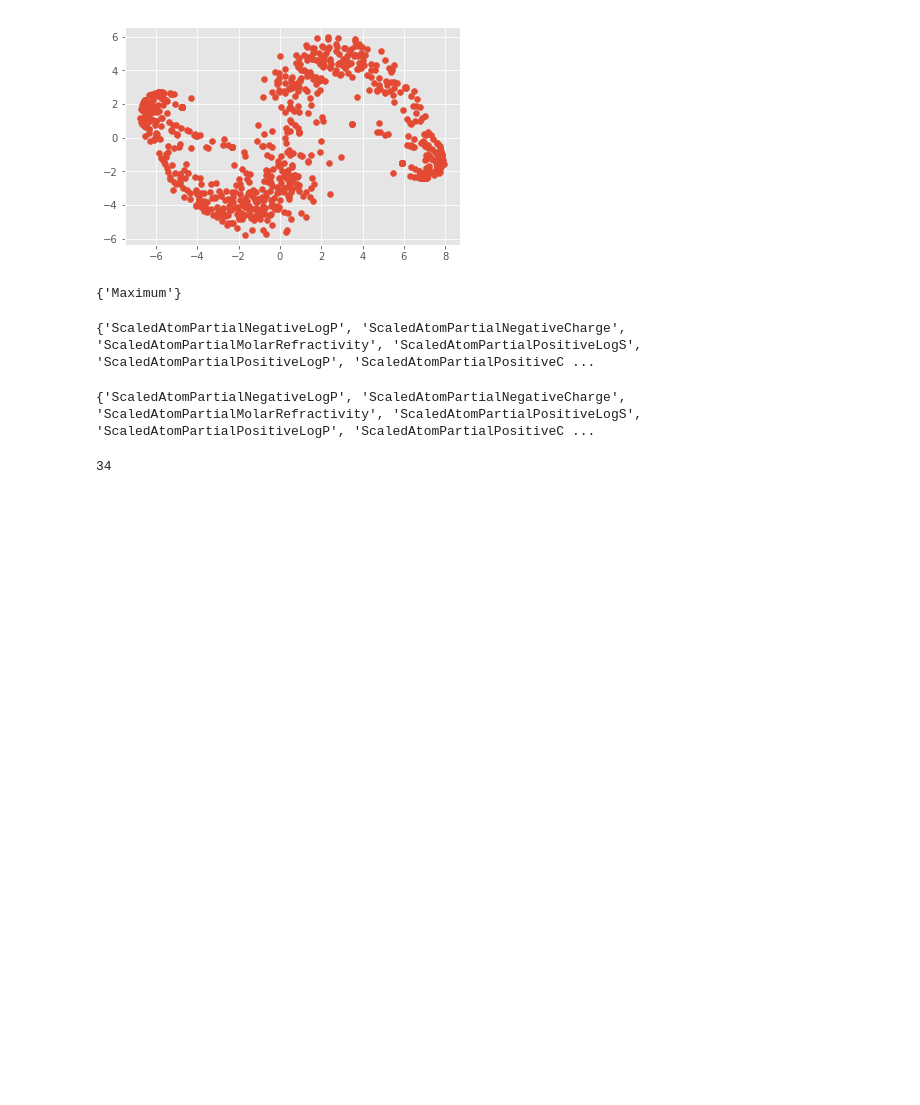
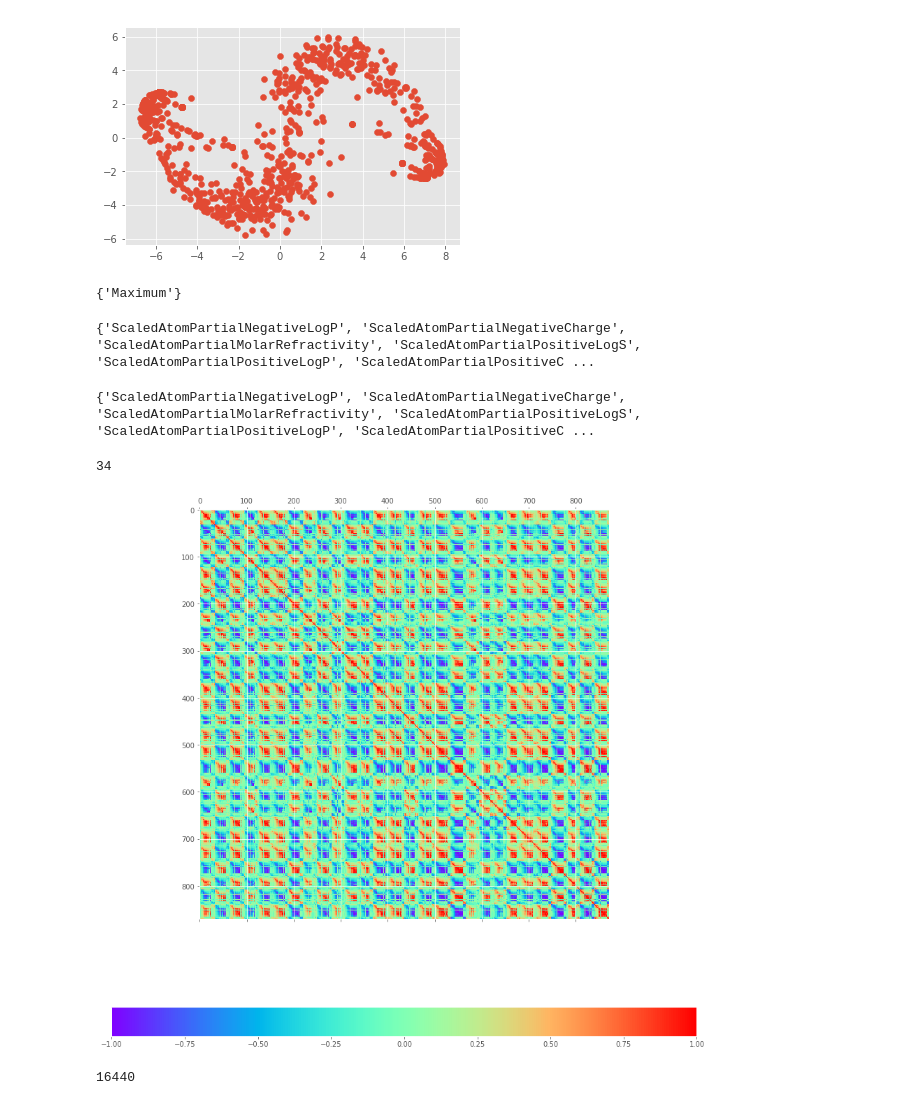
Before and after one commit to algaebrown/resistanceExp, a Jupyter notebook: visualization/exp6_chem_structre.ipynb, the cells around one changed output. Saved outputs shown, nothing was run; the diff lists cells and outputs as text; code cells hidden in the pictures; blank space fills up the shorter version.

```diff
--- a/visualization/exp6_chem_structre.ipynb
+++ b/visualization/exp6_chem_structre.ipynb
@@ -170,0 +186,11 @@ print(len(set(four)))
+# %%
+# correlation
+plt.figure(figsize = (15,15))
+plt.matshow(norm_df.corr(), cmap = 'rainbow', fignum=1)
+#plt.xticks(np.arange(0, len(norm_df.columns), 1), norm_df.columns, rotation = 90)
+#plt.yticks(np.arange(0, len(norm_df.columns), 1), norm_df.columns)
+plt.colorbar(orientation='horizontal')
+plt.show()
+# some are highly correlated
+# %% [output]
+[figure, added]
@@ -170,0 +202,4 @@ print(len(set(four)))
+# %%
+len(indices)
+# %% [output]
+16440
```
Also changed, not shown: parts of 7 cells of this notebook, 1 other file.
